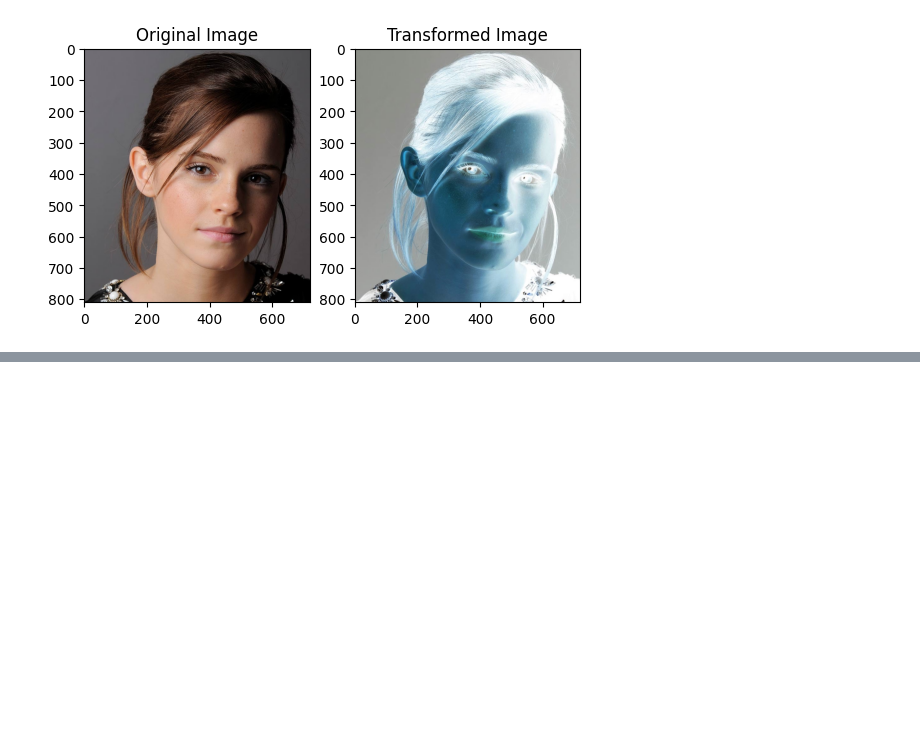
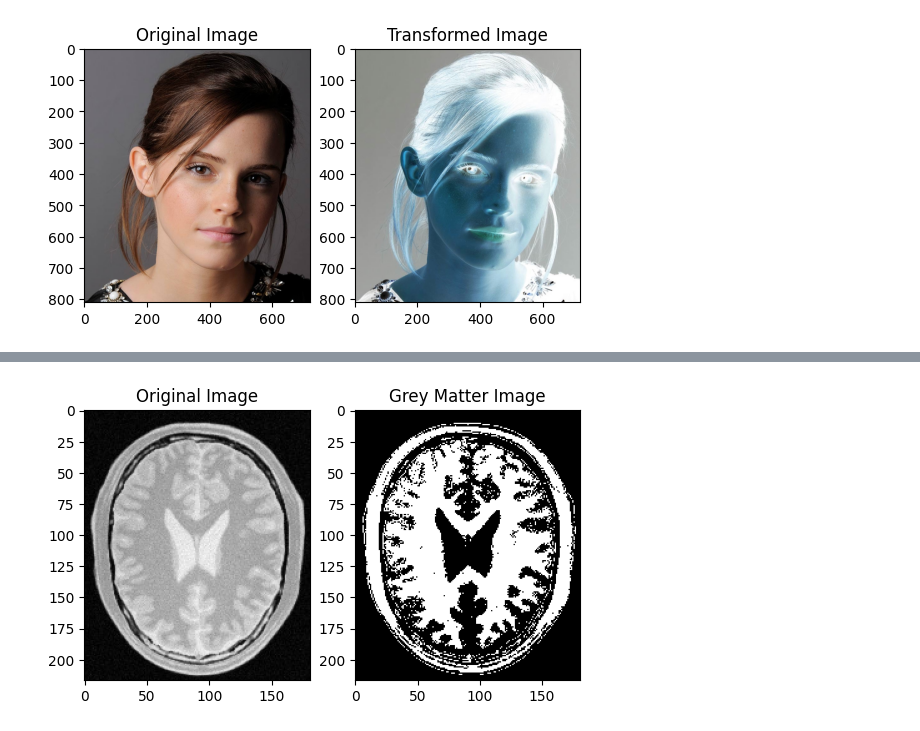
Before and after one commit to Thaminduu/Assignment_01, a Jupyter notebook: Untitled-1.ipynb, the cells around one changed output, grey strips where cells are left out. Saved outputs shown, nothing was run; the diff lists cells and outputs as text; code cells hidden in the pictures; blank space fills up the shorter version.

```diff
--- a/Untitled-1.ipynb
+++ b/Untitled-1.ipynb
@@ -83,0 +115,15 @@ plt.show()
+# %%
+low_threshold = 130
+high_threshold = 190
+thresholded_img = ((img > low_threshold) & (img < high_threshold)) * 255
+plt.subplot(1, 2, 1)
+plt.imshow(img)
+plt.title('Original Image')
+
+plt.subplot(1, 2, 2)
+plt.imshow(thresholded_img, cmap='gray')
+plt.title('Grey Matter Image')
+
+plt.show()
+# %% [output]
+[figure, added]
```
Also changed, not shown: parts of 3 cells of this notebook.
